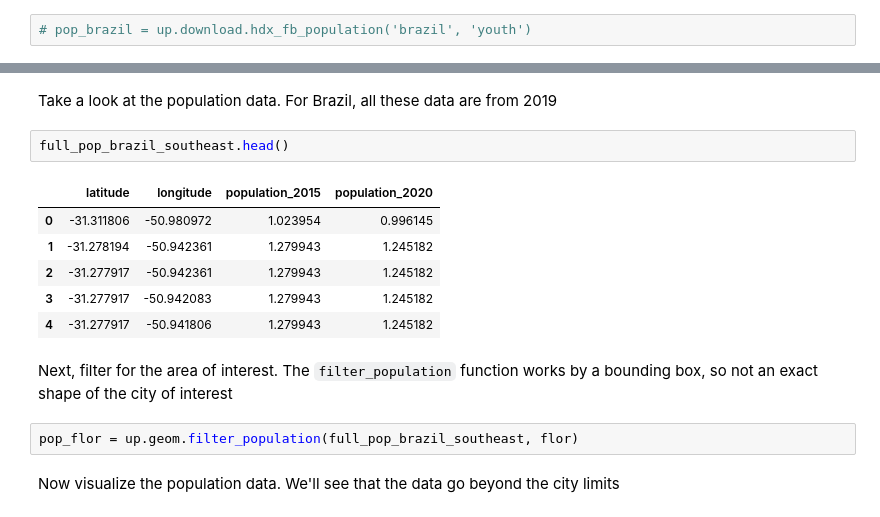
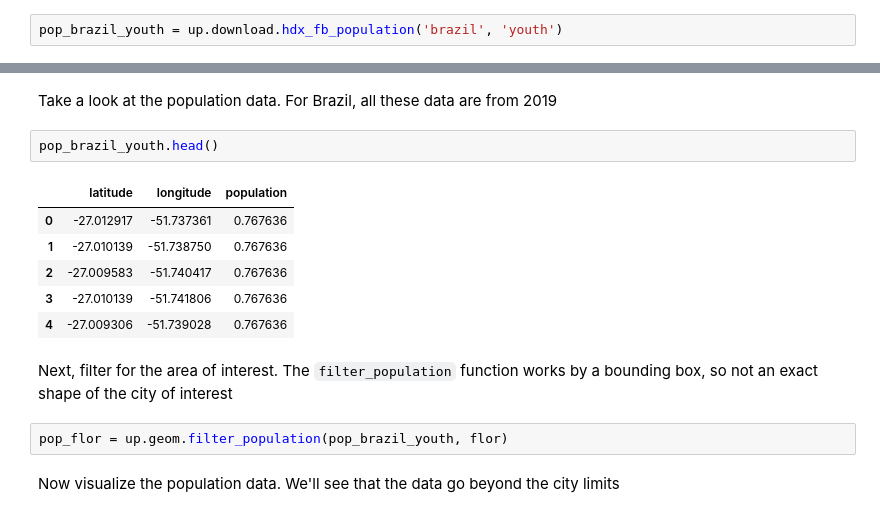
Before and after one commit to EL-BID/IADB-education-1, a Jupyter notebook: florianopolis_model.ipynb, the cells around one changed output, grey strips where cells are left out. Drawn from its saved outputs; the diff is of its cells as text.

```diff
--- a/florianopolis_model.ipynb
+++ b/florianopolis_model.ipynb
@@ -100,7 +110,7 @@ But if you want segments of the population for all of Brazil, that can be done t
 
 Look for brazil's population data here: https://data.humdata.org/dataset/brazil-high-resolution-population-density-maps-demographic-estimates
 # %%
-# pop_brazil = up.download.hdx_fb_population('brazil', 'youth')
+pop_brazil_youth = up.download.hdx_fb_population('brazil', 'youth')
 # %% [markdown]
 The code below takes about 45 seconds to run.
 # %%
@@ -108,18 +118,18 @@ full_pop_brazil_southeast = up.download.hdx_dataset(resource="c17003d1-47f4-4ec5
 # %% [markdown]
 Take a look at the population data. For Brazil, all these data are from 2019
 # %%
-full_pop_brazil_southeast.head()
+pop_brazil_youth.head()
 # %% [output]
-|  | latitude | longitude | population_2015 | population_2020 |
-| 0 | -31.311806 | -50.980972 | 1.023954 | 0.996145 |
-| 1 | -31.278194 | -50.942361 | 1.279943 | 1.245182 |
-| 2 | -31.277917 | -50.942361 | 1.279943 | 1.245182 |
-| 3 | -31.277917 | -50.942083 | 1.279943 | 1.245182 |
-| 4 | -31.277917 | -50.941806 | 1.279943 | 1.245182 |
+|  | latitude | longitude | population |
+| 0 | -27.012917 | -51.737361 | 0.767636 |
+| 1 | -27.010139 | -51.738750 | 0.767636 |
+| 2 | -27.009583 | -51.740417 | 0.767636 |
+| 3 | -27.010139 | -51.741806 | 0.767636 |
+| 4 | -27.009306 | -51.739028 | 0.767636 |
 # %% [markdown]
 Next, filter for the area of interest. The `filter_population` function works by a bounding box, so not an exact shape of the city of interest
 # %%
-pop_flor = up.geom.filter_population(full_pop_brazil_southeast, flor)
+pop_flor = up.geom.filter_population(pop_brazil_youth, flor)
 # %% [markdown]
 Now visualize the population data. We'll see that the data go beyond the city limits
 # %%
```
Also changed, not shown: parts of 26 cells of this notebook, 1 other file.
